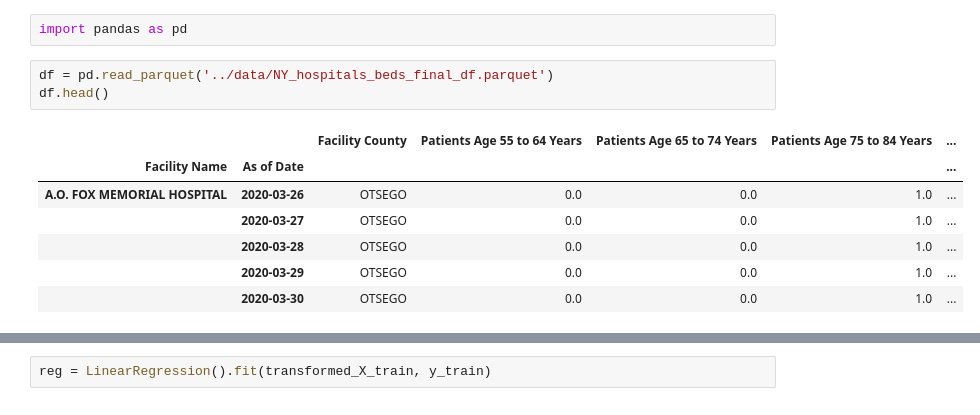
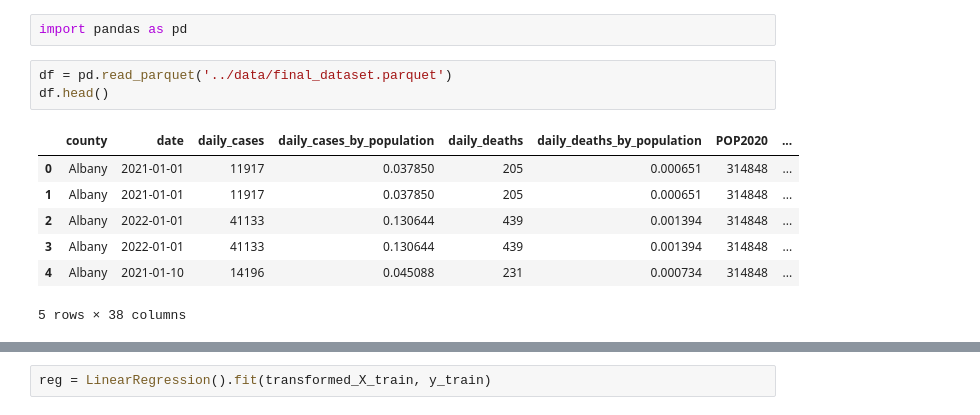
Before and after one commit to AnishaMathur/NY-State-Covid-Analysis, a Jupyter notebook: notebooks/ML.ipynb, the cells around one changed output, grey strips where cells are left out. Drawn from its saved outputs; the diff is of its cells as text.

```diff
--- a/notebooks/ML.ipynb
+++ b/notebooks/ML.ipynb
@@ -1,14 +1,14 @@
 # %%
 import pandas as pd
 # %%
-df = pd.read_parquet('../data/NY_hospitals_beds_final_df.parquet')
+df = pd.read_parquet('../data/final_dataset.parquet')
 df.head()
 # %% [output]
-|  |  | Facility County | Patients Age 55 to 64 Years | Patients Age 65 to 74 Years | Patients Age 75 to 84 Years | ... |
-| Facility Name | As of Date |  |  |  |  | ... |
-| A.O. FOX MEMORIAL HOSPITAL | 2020-03-26 | OTSEGO | 0.0 | 0.0 | 1.0 | ... |
-|  | 2020-03-27 | OTSEGO | 0.0 | 0.0 | 1.0 | ... |
-|  | 2020-03-28 | OTSEGO | 0.0 | 0.0 | 1.0 | ... |
-|  | 2020-03-29 | OTSEGO | 0.0 | 0.0 | 1.0 | ... |
-|  | 2020-03-30 | OTSEGO | 0.0 | 0.0 | 1.0 | ... |
+|  | county | date | daily_cases | daily_cases_by_population | daily_deaths | daily_deaths_by_population | POP2020 | ... |
+| 0 | Albany | 2021-01-01 | 11917 | 0.037850 | 205 | 0.000651 | 314848 | ... |
+| 1 | Albany | 2021-01-01 | 11917 | 0.037850 | 205 | 0.000651 | 314848 | ... |
+| 2 | Albany | 2022-01-01 | 41133 | 0.130644 | 439 | 0.001394 | 314848 | ... |
+| 3 | Albany | 2022-01-01 | 41133 | 0.130644 | 439 | 0.001394 | 314848 | ... |
+| 4 | Albany | 2021-01-10 | 14196 | 0.045088 | 231 | 0.000734 | 314848 | ... |
+5 rows × 38 columns
 # %%
```
Also changed, not shown: parts of 9 cells of this notebook.
